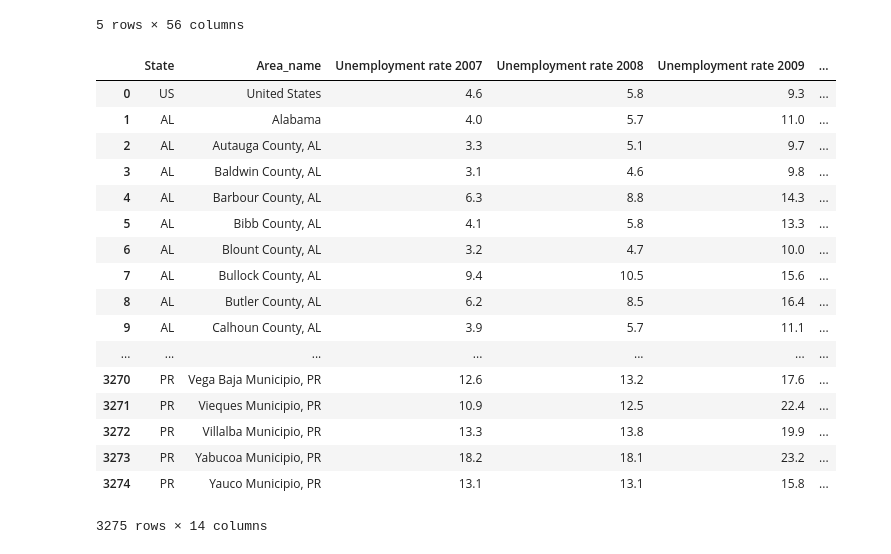
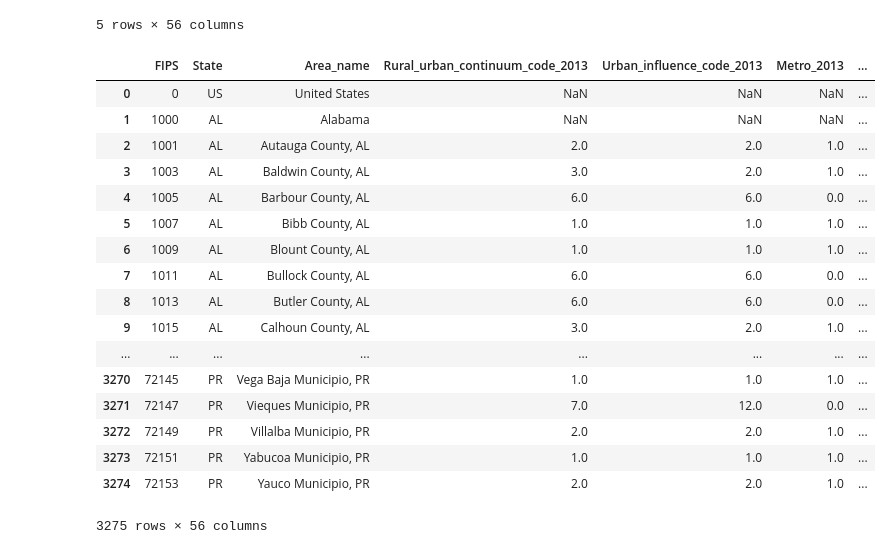
Before and after one commit to cblasi111/ETL_Project_SF, a Jupyter notebook: ETL_Project.ipynb, the cells around one changed output. Saved outputs shown, nothing was run; the diff lists cells and outputs as text; code cells hidden in the pictures.

Commit message:
Python update with cleaned median income and currency data

```diff
--- a/ETL_Project.ipynb
+++ b/ETL_Project.ipynb
@@ -6,7 +9,7 @@ from sqlalchemy import create_engine
 # %%
-unemployment_csv = "Unemployment.csv"
-unemployment_df = pd.read_csv(unemployment_csv, delimiter =",", encoding="utf-8-sig", skiprows=7)
-unemployment_df.head()
+medincome_csv = "Unemployment.csv"
+med_income_df = pd.read_csv(medincome_csv, delimiter =",", encoding="utf-8-sig", skiprows=7)
+med_income_df.head()
 # %% [output]
 |  | FIPS | State | Area_name | Rural_urban_continuum_code_2013 | Urban_influence_code_2013 | Metro_2013 | ... |
 | 0 | 0 | US | United States | NaN | NaN | NaN | ... |
@@ -15,39 +18,26 @@ unemployment_df.head()
 | 3 | 1003 | AL | Baldwin County, AL | 3.0 | 2.0 | 1.0 | ... |
 | 4 | 1005 | AL | Barbour County, AL | 6.0 | 6.0 | 0.0 | ... |
 5 rows × 56 columns
-# %%
-unemployment_cleaned = unemployment_df.rename(columns={"Unemployment_rate_2007":"Unemployment rate 2007",
-                                               "Unemployment_rate_2008":"Unemployment rate 2008",
-                                                "Unemployment_rate_2009":"Unemployment rate 2009",
-                                                "Unemployment_rate_2010":"Unemployment rate 2010",
-                                               "Unemployment_rate_2011":"Unemployment rate 2011",
-                                               "Unemployment_rate_2012":"Unemployment rate 2012",
-                                               "Unemployment_rate_2013":"Unemployment rate 2013",
-                                               "Unemployment_rate_2014":"Unemployment rate 2014",
-                                               "Unemployment_rate_2015":"Unemployment rate 2015",
-                                               "Unemployment_rate_2016":"Unemployment rate 2016",
-                                               "Unemployment_rate_2017":"Unemployment rate 2017",
-                                               "Unemployment_rate_2018":"Unemployment rate 2018"})
-
-
-unemployment_complete = unemployment_cleaned[["State", "Area_name", 'Unemployment rate 2007','Unemployment rate 2008','Unemployment rate 2009',"Unemployment rate 2010","Unemployment rate 2011","Unemployment rate 2012","Unemployment rate 2013","Unemployment rate 2014","Unemployment rate 2015","Unemployment rate 2016","Unemployment rate 2017","Unemployment rate 2018"]]
-unemployment_complete
-# %% [output]
-|  | State | Area_name | Unemployment rate 2007 | Unemployment rate 2008 | Unemployment rate 2009 | ... |
-| 0 | US | United States | 4.6 | 5.8 | 9.3 | ... |
-| 1 | AL | Alabama | 4.0 | 5.7 | 11.0 | ... |
-| 2 | AL | Autauga County, AL | 3.3 | 5.1 | 9.7 | ... |
-| 3 | AL | Baldwin County, AL | 3.1 | 4.6 | 9.8 | ... |
-| 4 | AL | Barbour County, AL | 6.3 | 8.8 | 14.3 | ... |
-| 5 | AL | Bibb County, AL | 4.1 | 5.8 | 13.3 | ... |
-| 6 | AL | Blount County, AL | 3.2 | 4.7 | 10.0 | ... |
-| 7 | AL | Bullock County, AL | 9.4 | 10.5 | 15.6 | ... |
-| 8 | AL | Butler County, AL | 6.2 | 8.5 | 16.4 | ... |
-| 9 | AL | Calhoun County, AL | 3.9 | 5.7 | 11.1 | ... |
-| ... | ... | ... | ... | ... | ... | ... |
-| 3270 | PR | Vega Baja Municipio, PR | 12.6 | 13.2 | 17.6 | ... |
-| 3271 | PR | Vieques Municipio, PR | 10.9 | 12.5 | 22.4 | ... |
-| 3272 | PR | Villalba Municipio, PR | 13.3 | 13.8 | 19.9 | ... |
-| 3273 | PR | Yabucoa Municipio, PR | 18.2 | 18.1 | 23.2 | ... |
-| 3274 | PR | Yauco Municipio, PR | 13.1 | 13.1 | 15.8 | ... |
-3275 rows × 14 columns
+# %%
+medincome_cleaned = med_income_df.rename(columns={"Med_HH_Income_Percent_of_State_Total_2017":"Median Household Income 2013"})
+
+medincome_cleaned
+# %% [output]
+|  | FIPS | State | Area_name | Rural_urban_continuum_code_2013 | Urban_influence_code_2013 | Metro_2013 | ... |
+| 0 | 0 | US | United States | NaN | NaN | NaN | ... |
+| 1 | 1000 | AL | Alabama | NaN | NaN | NaN | ... |
+| 2 | 1001 | AL | Autauga County, AL | 2.0 | 2.0 | 1.0 | ... |
+| 3 | 1003 | AL | Baldwin County, AL | 3.0 | 2.0 | 1.0 | ... |
+| 4 | 1005 | AL | Barbour County, AL | 6.0 | 6.0 | 0.0 | ... |
+| 5 | 1007 | AL | Bibb County, AL | 1.0 | 1.0 | 1.0 | ... |
+| 6 | 1009 | AL | Blount County, AL | 1.0 | 1.0 | 1.0 | ... |
+| 7 | 1011 | AL | Bullock County, AL | 6.0 | 6.0 | 0.0 | ... |
+| 8 | 1013 | AL | Butler County, AL | 6.0 | 6.0 | 0.0 | ... |
+| 9 | 1015 | AL | Calhoun County, AL | 3.0 | 2.0 | 1.0 | ... |
+| ... | ... | ... | ... | ... | ... | ... | ... |
+| 3270 | 72145 | PR | Vega Baja Municipio, PR | 1.0 | 1.0 | 1.0 | ... |
+| 3271 | 72147 | PR | Vieques Municipio, PR | 7.0 | 12.0 | 0.0 | ... |
+| 3272 | 72149 | PR | Villalba Municipio, PR | 2.0 | 2.0 | 1.0 | ... |
+| 3273 | 72151 | PR | Yabucoa Municipio, PR | 1.0 | 1.0 | 1.0 | ... |
+| 3274 | 72153 | PR | Yauco Municipio, PR | 2.0 | 2.0 | 1.0 | ... |
+3275 rows × 56 columns
```
Also changed, not shown: parts of 15 cells of this notebook.
